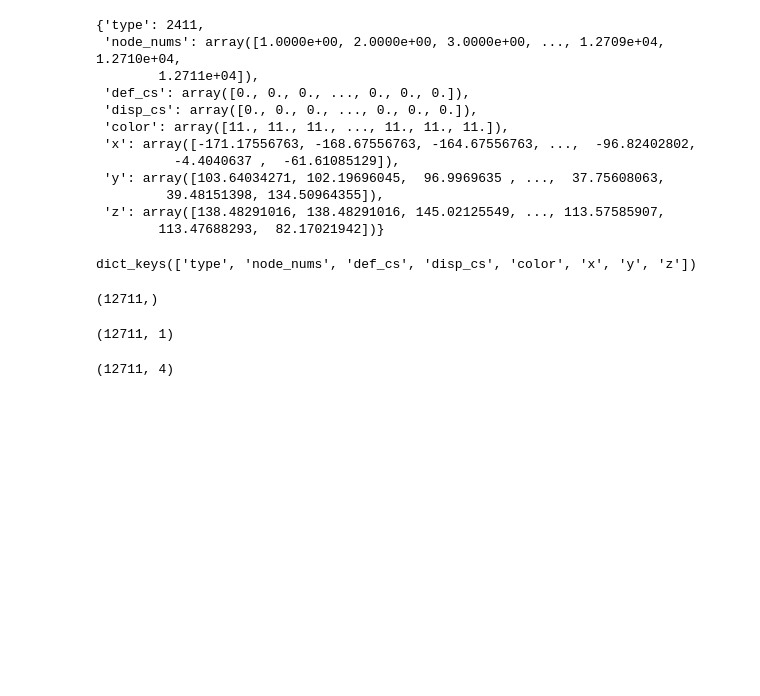
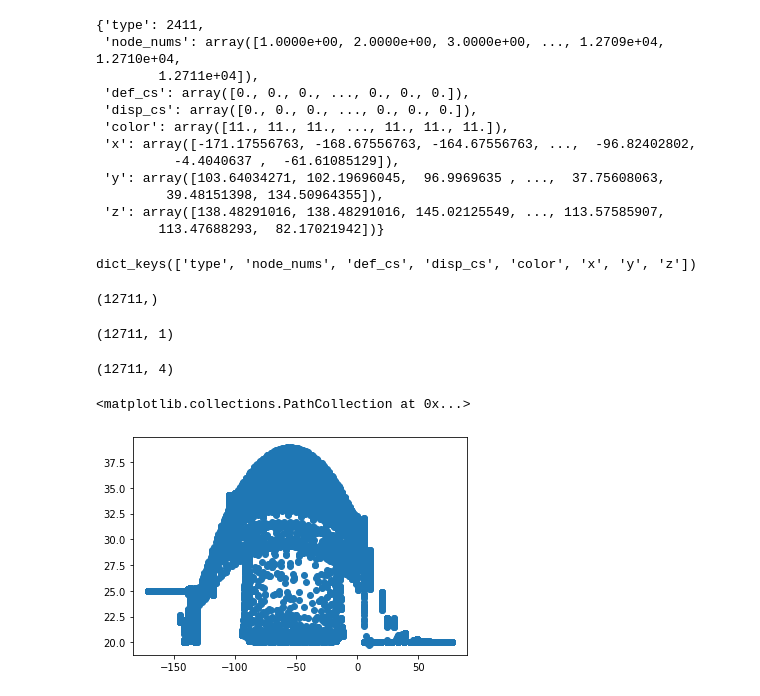
Before and after one commit to tmasthay/AWSChallenge, a Jupyter notebook: UNV.ipynb, the cells around one changed output. Drawn from its saved outputs; the diff is of its cells as text; code cells hidden in the pictures; blank space fills up the shorter version.

```diff
--- a/UNV.ipynb
+++ b/UNV.ipynb
@@ -80,3 +103,10 @@ data_motor = np.concatenate([x, y, z, heat], 1)
 data_motor.shape
 # %% [output]
 (12711, 4)
+# %%
+import matplotlib.pyplot as plt
+
+plt.scatter(x, heat)
+# %% [output]
+<matplotlib.collections.PathCollection at 0x...>
+[figure, added]
```
Also changed, not shown: parts of 9 cells of this notebook.
